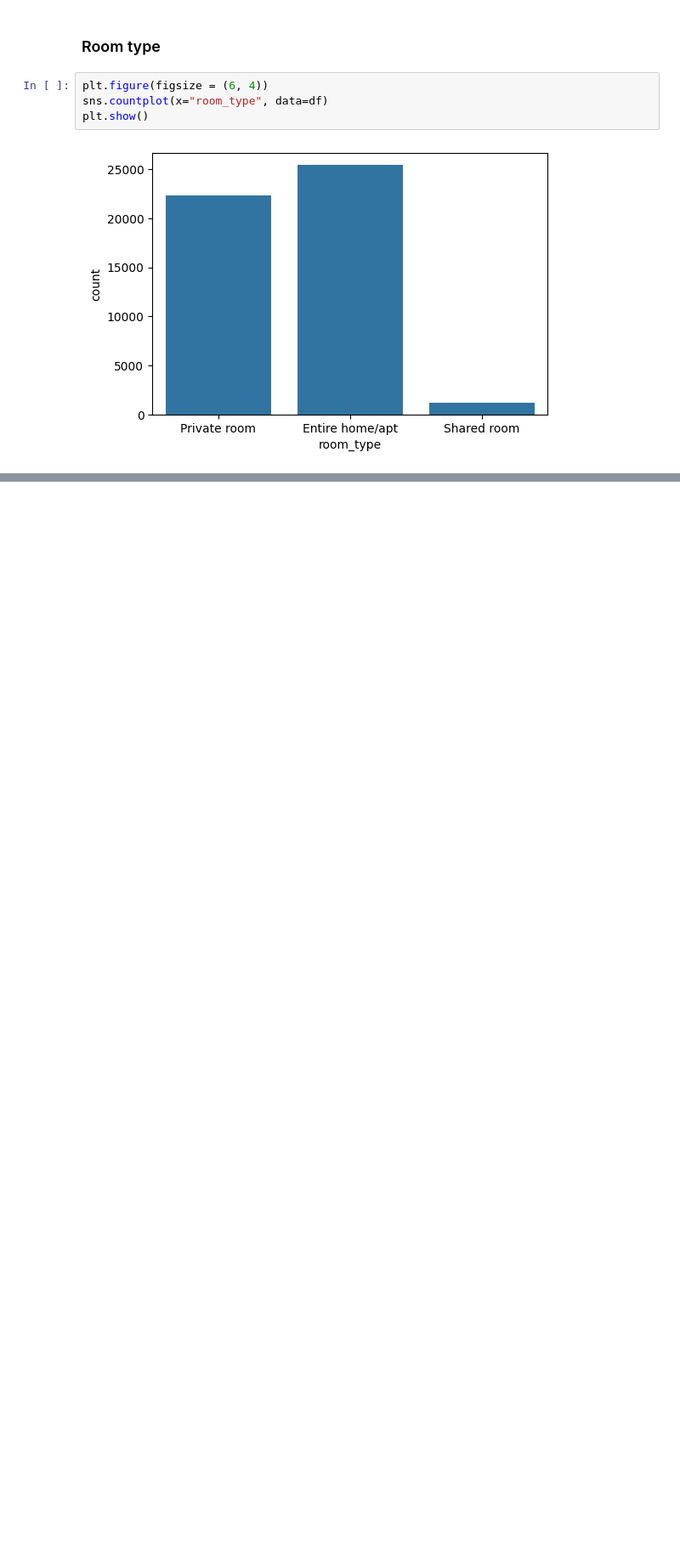
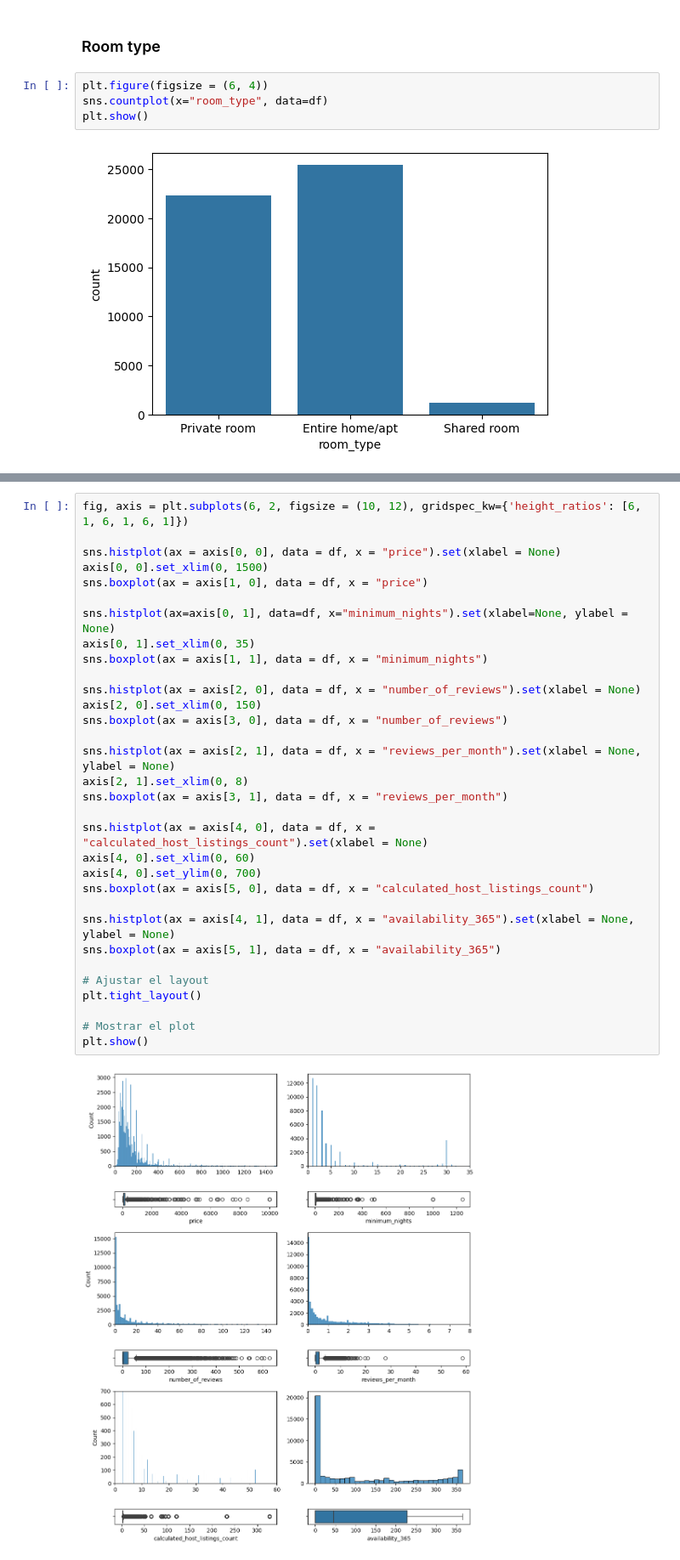
Before and after one commit to luiscmilano/machine-learning-python-template, a Jupyter notebook: src/explore.ipynb, the cells around one changed output, grey strips where cells are left out. Shown: that part at 85% size. Drawn from its saved outputs; the diff is of its cells as text; blank space fills up the shorter version.

Commit message:
Data Visualization

```diff
--- a/src/explore.ipynb
+++ b/src/explore.ipynb
@@ -214,0 +232,34 @@ plt.show()
+# %%
+fig, axis = plt.subplots(6, 2, figsize = (10, 12), gridspec_kw={'height_ratios': [6, 1, 6, 1, 6, 1]})
+
+sns.histplot(ax = axis[0, 0], data = df, x = "price").set(xlabel = None)
+axis[0, 0].set_xlim(0, 1500)
+sns.boxplot(ax = axis[1, 0], data = df, x = "price")
+
+sns.histplot(ax=axis[0, 1], data=df, x="minimum_nights").set(xlabel=None, ylabel = None)
+axis[0, 1].set_xlim(0, 35)
+sns.boxplot(ax = axis[1, 1], data = df, x = "minimum_nights")
+
+sns.histplot(ax = axis[2, 0], data = df, x = "number_of_reviews").set(xlabel = None)
+axis[2, 0].set_xlim(0, 150)
+sns.boxplot(ax = axis[3, 0], data = df, x = "number_of_reviews")
+
+sns.histplot(ax = axis[2, 1], data = df, x = "reviews_per_month").set(xlabel = None, ylabel = None)
+axis[2, 1].set_xlim(0, 8)
+sns.boxplot(ax = axis[3, 1], data = df, x = "reviews_per_month")
+
+sns.histplot(ax = axis[4, 0], data = df, x = "calculated_host_listings_count").set(xlabel = None)
+axis[4, 0].set_xlim(0, 60)
+axis[4, 0].set_ylim(0, 700)
+sns.boxplot(ax = axis[5, 0], data = df, x = "calculated_host_listings_count")
+
+sns.histplot(ax = axis[4, 1], data = df, x = "availability_365").set(xlabel = None, ylabel = None)
+sns.boxplot(ax = axis[5, 1], data = df, x = "availability_365")
+
+# Ajustar el layout
+plt.tight_layout()
+
+# Mostrar el plot
+plt.show()
+# %% [output]
+[figure, added]
```
Also changed, not shown: parts of 16 cells of this notebook.
